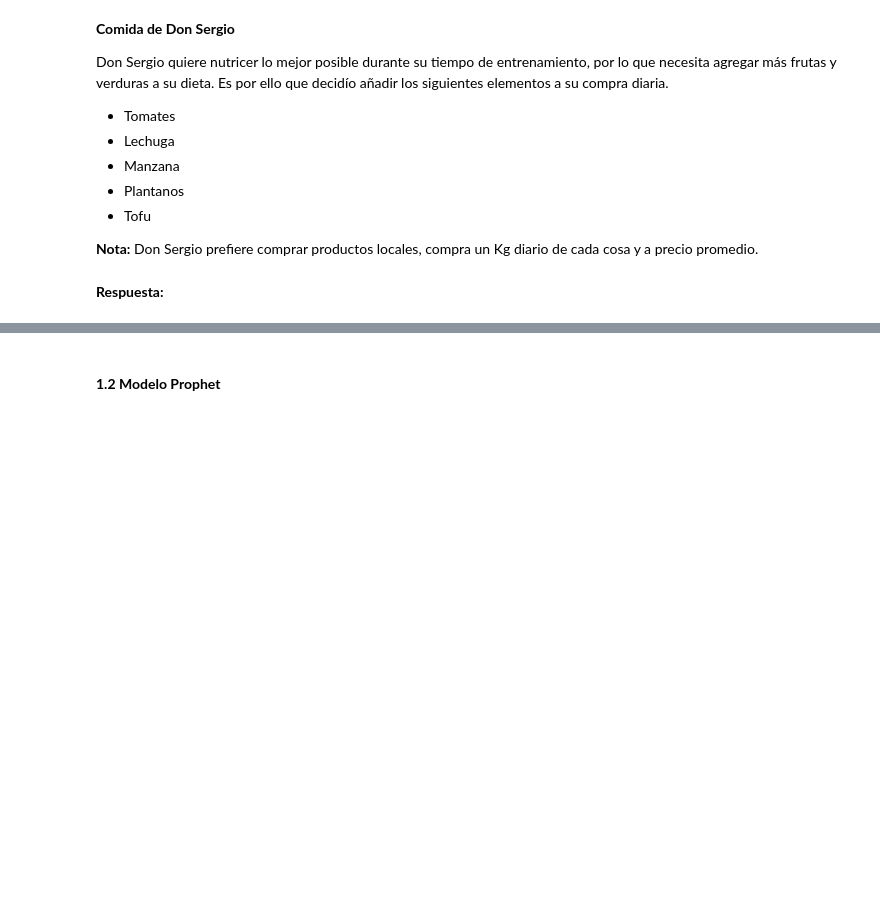
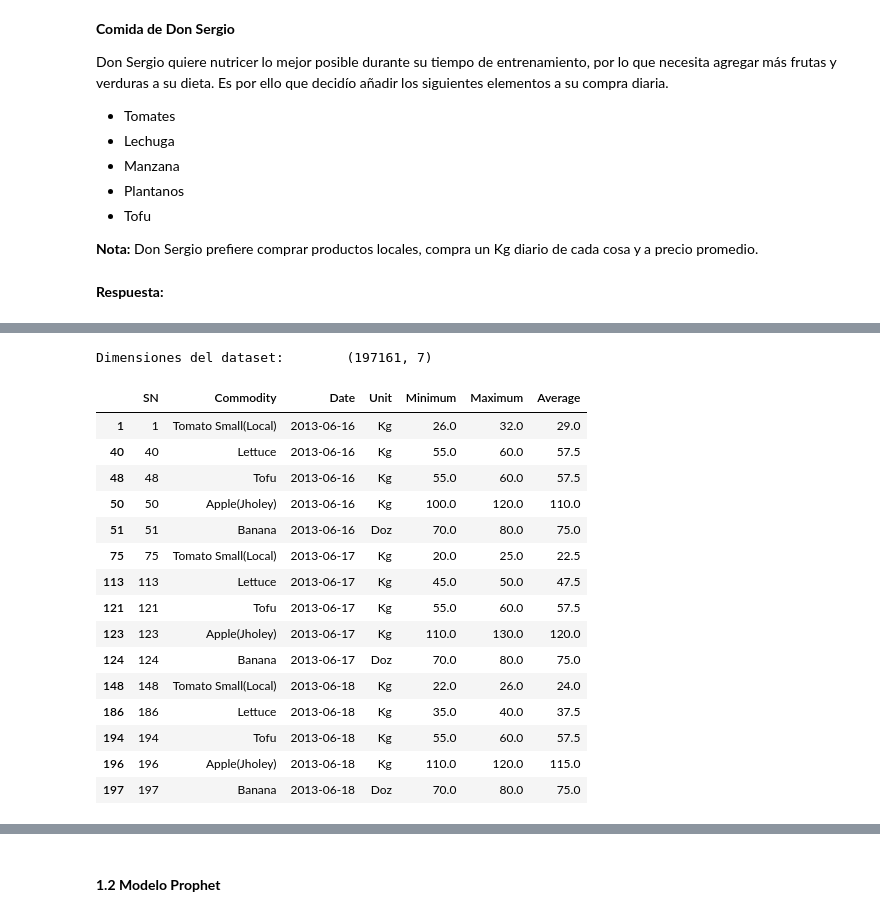
Before and after one commit to t-abedrapo/Laboratorio8_REP, a Jupyter notebook: Lab8.ipynb, the cells around one changed output, grey strips where cells are left out. Drawn from its saved outputs; the diff is of its cells as text; code cells hidden in the pictures; blank space fills up the shorter version.

```diff
--- a/Lab8.ipynb
+++ b/Lab8.ipynb
@@ -140,0 +137,7 @@ Don Sergio quiere nutricer lo mejor posible durante su tiempo de entrenamiento,
+# %%
+# Leer el dataset
+import pandas as pd
+
+df = pd.read_csv('/content/drive/MyDrive/FCFM/Eléctrica Sem7/MDS7202 Laboratorio de Programación/Laboratorios MDS7202/Lab8 MDS7202/datos_lab8/fruit_vegetables.csv')
+df['Date'] = pd.to_datetime(df['Date'])
+df.head(10)
@@ -141,2 +156,28 @@ Don Sergio quiere nutricer lo mejor posible durante su tiempo de entrenamiento,
+# %%
+print(f'Dimensiones del dataset:\t{df.shape}')
+# %% [output]
+Dimensiones del dataset:        (197161, 7)
+# %%
+# Crear máscara con elementos de búsqueda y seleccionar
+products = ['Tomato Small(Local)','Lettuce','Apple(Jholey)','Banana' , 'Tofu']
+df_sergio = df[df['Commodity'].apply(lambda x: any(product in x for product in products))]
+df_sergio.head(15)
+# %% [output]
+|  | SN | Commodity | Date | Unit | Minimum | Maximum | Average |
+| 1 | 1 | Tomato Small(Local) | 2013-06-16 | Kg | 26.0 | 32.0 | 29.0 |
+| 40 | 40 | Lettuce | 2013-06-16 | Kg | 55.0 | 60.0 | 57.5 |
+| 48 | 48 | Tofu | 2013-06-16 | Kg | 55.0 | 60.0 | 57.5 |
+| 50 | 50 | Apple(Jholey) | 2013-06-16 | Kg | 100.0 | 120.0 | 110.0 |
+| 51 | 51 | Banana | 2013-06-16 | Doz | 70.0 | 80.0 | 75.0 |
+| 75 | 75 | Tomato Small(Local) | 2013-06-17 | Kg | 20.0 | 25.0 | 22.5 |
+| 113 | 113 | Lettuce | 2013-06-17 | Kg | 45.0 | 50.0 | 47.5 |
+| 121 | 121 | Tofu | 2013-06-17 | Kg | 55.0 | 60.0 | 57.5 |
+| 123 | 123 | Apple(Jholey) | 2013-06-17 | Kg | 110.0 | 130.0 | 120.0 |
+| 124 | 124 | Banana | 2013-06-17 | Doz | 70.0 | 80.0 | 75.0 |
+| 148 | 148 | Tomato Small(Local) | 2013-06-18 | Kg | 22.0 | 26.0 | 24.0 |
+| 186 | 186 | Lettuce | 2013-06-18 | Kg | 35.0 | 40.0 | 37.5 |
+| 194 | 194 | Tofu | 2013-06-18 | Kg | 55.0 | 60.0 | 57.5 |
+| 196 | 196 | Apple(Jholey) | 2013-06-18 | Kg | 110.0 | 120.0 | 115.0 |
+| 197 | 197 | Banana | 2013-06-18 | Doz | 70.0 | 80.0 | 75.0 |
 # %%
 # Agrupar por fecha en la columna average y sumar, obtener serie de tiempo
```
Also changed, not shown: parts of 58 cells of this notebook, 1 other file.
